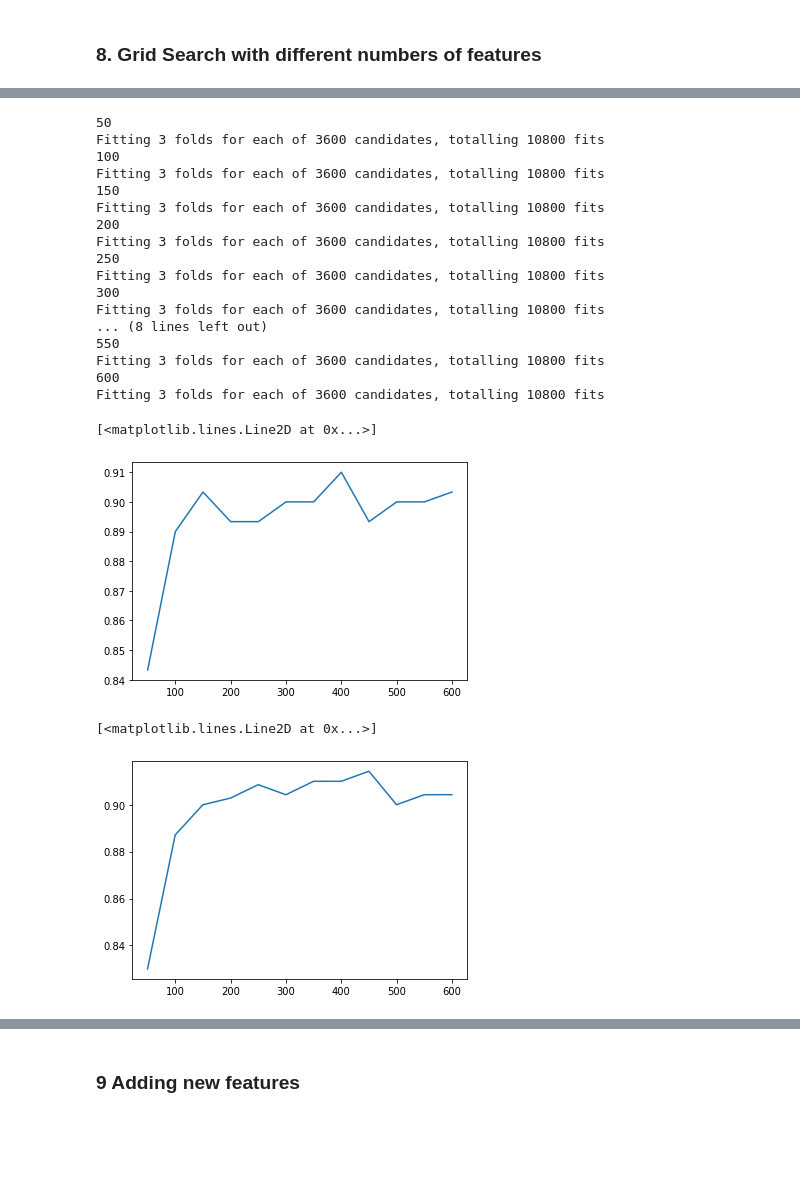
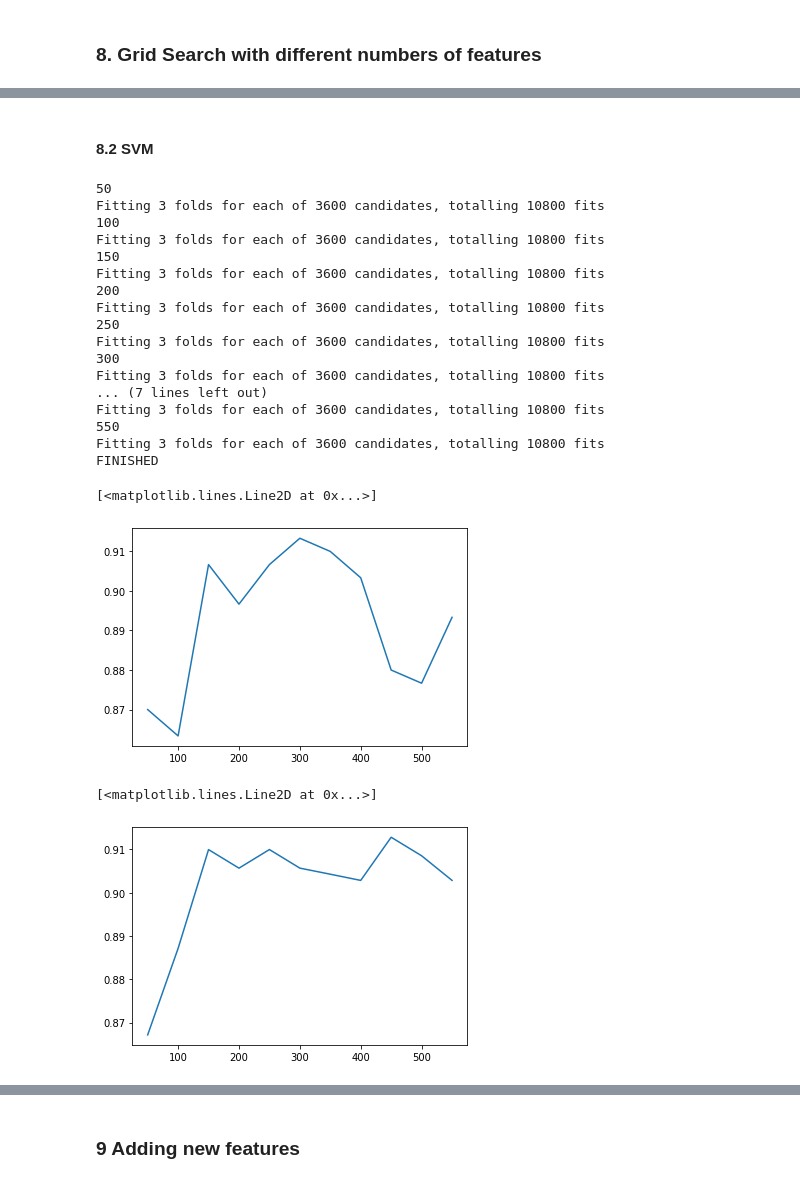
Before and after one commit to Snopoff/Bachelor-Thesis, a Jupyter notebook: ba_thesis.ipynb, the cells around one changed output, grey strips where cells are left out. Saved outputs shown, nothing was run; the diff lists cells and outputs as text; code cells hidden in the pictures; blank space fills up the shorter version.

Commit message:
added images

```diff
--- a/ba_thesis.ipynb
+++ b/ba_thesis.ipynb
@@ -481,6 +607,6 @@ log_grid = GridSearchCV(
     estimator=log, param_grid=log_params, cv=3, n_jobs=-1, verbose=4
 )
 
-log_grid.fit(X_train_best, y_train)
+log_grid.fit(X_train_tda, y_train)
 # %% [output]
 Fitting 3 folds for each of 105 candidates, totalling 315 fits
@@ -605,0 +711,17 @@ ValueError: ignored
+# %%
+param_grid = {
+    'num_leaves': [31, 127],
+    'reg_alpha': [0.1, 0.5],
+    'min_data_in_leaf': [50, 100],
+    'lambda_l1': [0, 1, 1.5],
+    'lambda_l2': [0, 1]
+    }
+
+lgbm = LGBMClassifier()
+lgbm_gridsearch = GridSearchCV(
+    estimator=lgbm, param_grid=params, cv=3, n_jobs=-1, verbose=4
+)
+lgbm_gridsearch.fit(X_train_tda, y_train)
+
+lgbm_bestacc = lgbm_gridsearch.best_score
+lgbm_bestscore = lgbm_gridsearch.best_model.score(X_test_tda, y_test)
@@ -608,5 +746,4 @@ ValueError: ignored
 # %%
-numOfFeatures = [50, 100, 150, 200, 250, 300, 350, 400, 450, 500, 550, 600, 612]
 accuracies = []
 
 rf = RandomForestClassifier()
@@ -618,7 +755,7 @@ for num in numOfFeatures:
     X_train_best = X_train_tda[:, bestFeatures]
     svc_num = SVC(random_state=42)
     svc_num.fit(X_train_best, y_train)
-    X_test_num = tda_union.transform(X_test)[:, bestFeatures]
+    X_test_num = X_test_tda[:, bestFeatures]
     accuracies.append(svc_num.score(X_test_num, y_test))
 # %% [output]
 50
@@ -658,12 +859,9 @@ s.score(X_test_num, y_test)
+# %% [markdown]
+#### 8.2 SVM
 # %%
-rf = RandomForestClassifier()
-rf.fit(X_train_tda, y_train)
-sortedFeatures = rf.feature_importances_.argsort()
-
-numOfFeatures = np.arange(50, len(sortedFeatures), 50)#[50, 100, 150, 200, 250, 300, 350, 400, 450]
-params = []
-scores = []
-accuracies = []
+params_svm = []
+scores_svm = []
+accuracies_svm = []
 
 
 svm_params = {
@@ -688,11 +886,13 @@ for num in numOfFeatures:
 
     svm_grid.fit(X_train_best, y_train)
 
-    params.append(svm_grid.best_params_)
-    scores.append(svm_grid.best_score_)
+    params_svm.append(svm_grid.best_params_)
+    scores_svm.append(svm_grid.best_score_)
 
-    X_test_num = tda_union.transform(X_test)[:, bestFeatures]
-    accuracies.append(svm_grid.best_estimator_.score(X_test_num, y_test))
+    X_test_num = X_test_tda[:, bestFeatures]
+    accuracies_svm.append(svm_grid.best_estimator_.score(X_test_num, y_test))
+
+print("FINISHED")
 # %% [output]
 50
 Fitting 3 folds for each of 3600 candidates, totalling 10800 fits
@@ -706,18 +906,18 @@ Fitting 3 folds for each of 3600 candidates, totalling 10800 fits
 Fitting 3 folds for each of 3600 candidates, totalling 10800 fits
 300
 Fitting 3 folds for each of 3600 candidates, totalling 10800 fits
-... (8 lines left out)
+... (7 lines left out)
+Fitting 3 folds for each of 3600 candidates, totalling 10800 fits
 550
 Fitting 3 folds for each of 3600 candidates, totalling 10800 fits
-600
-Fitting 3 folds for each of 3600 candidates, totalling 10800 fits
+FINISHED
 # %%
-plt.plot(numOfFeatures, accuracies)
+plt.plot(numOfFeatures, accuracies_svm)
 # %% [output]
 [<matplotlib.lines.Line2D at 0x...>]
-[figure, old version]
+[figure, new version]
 # %%
-plt.plot(numOfFeatures, scores)
+plt.plot(numOfFeatures, scores_svm)
 # %% [output]
 [<matplotlib.lines.Line2D at 0x...>]
-[figure, old version]
+[figure, new version]
```
Also changed, not shown: parts of 81 cells of this notebook, 10 other files.
